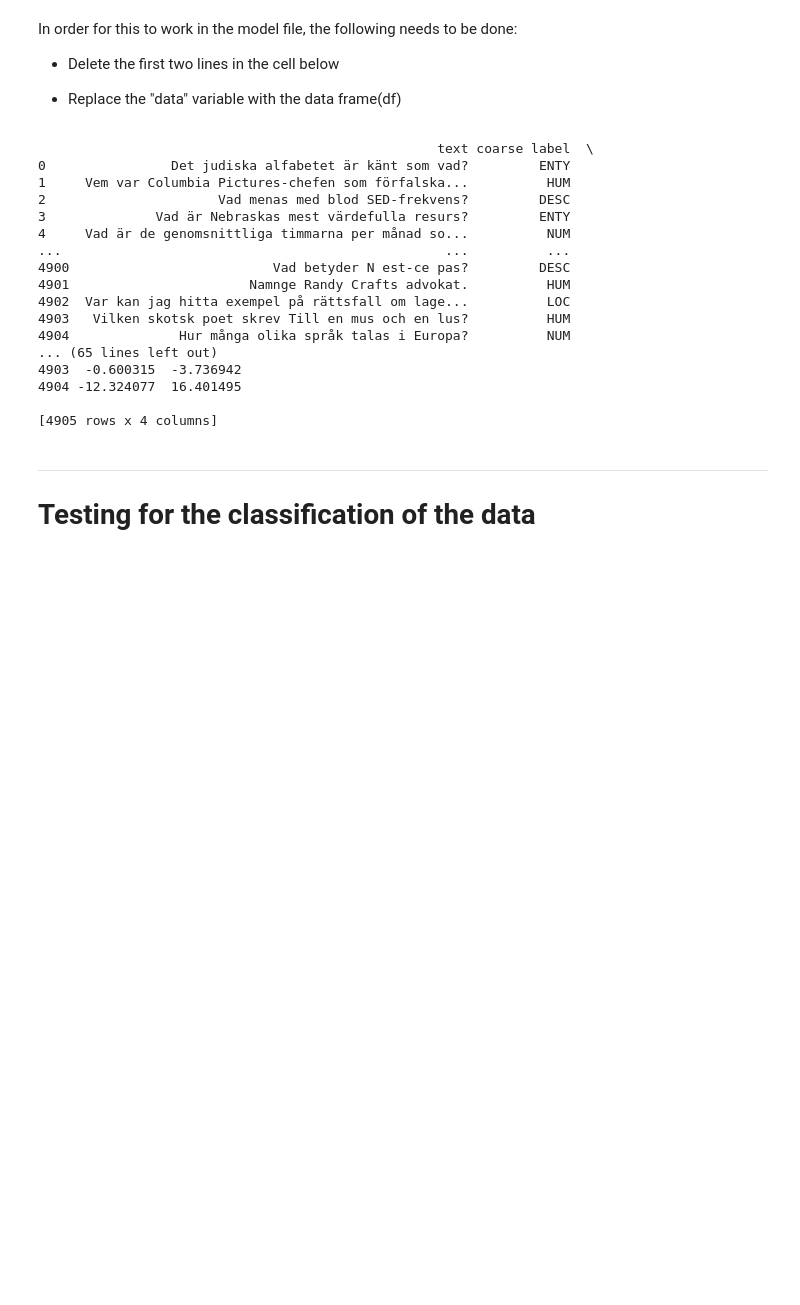
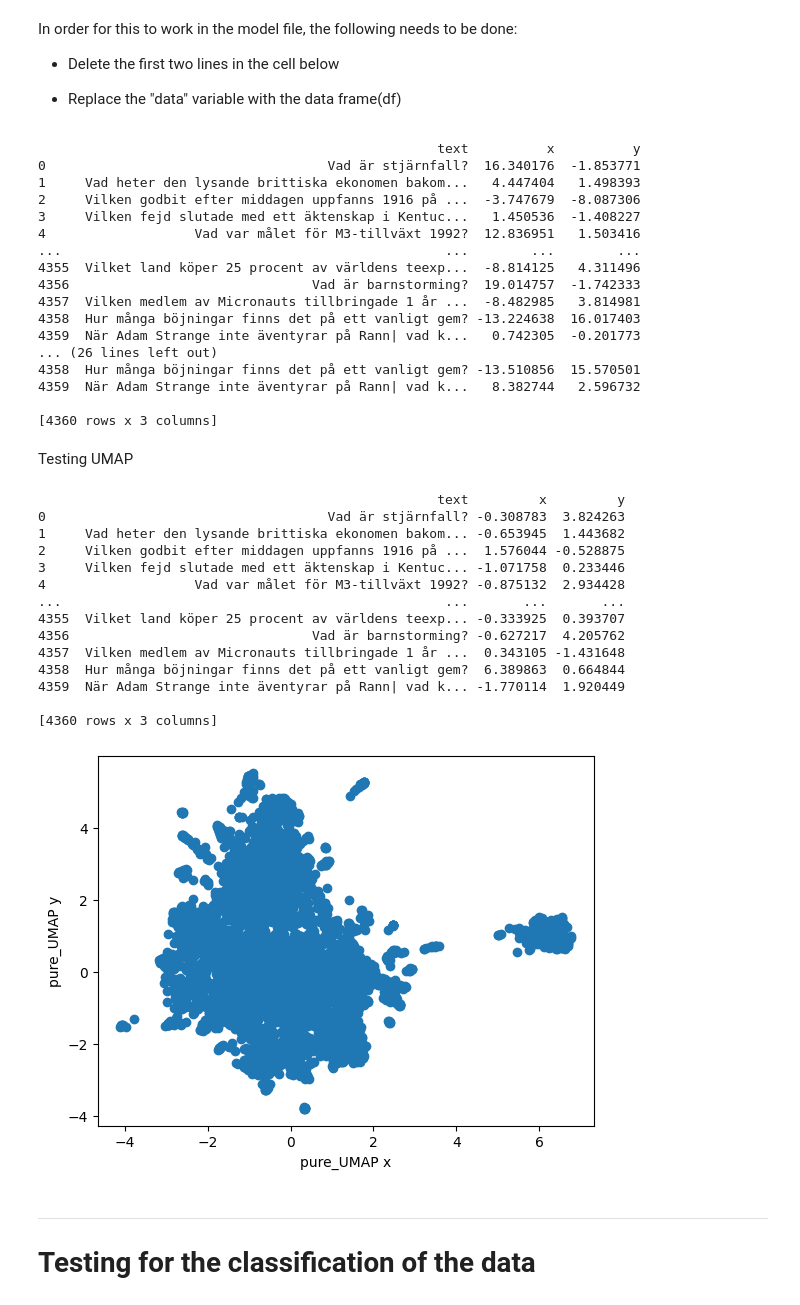
Before and after one commit to SpiffiRacoon/ISBiT, a Jupyter notebook: ML/research_notebook.ipynb, the cells around one changed output. Cells and saved outputs as stored; diff of their text form; code cells hidden in the pictures; blank space fills up the shorter version.

Commit message:
UMAP support (#63)
* added support for UMAP

* Updated the branch to sync with main, implemented support for UMAP and fixed an error where dim-red-method was absent from the parameters in run.

```diff
--- a/ML/research_notebook.ipynb
+++ b/ML/research_notebook.ipynb
@@ -326,12 +326,13 @@ In order for this to work in the model file, the following needs to be done:
 
 * Replace the "data" variable with the data frame(df)
 # %%
-train_data_path = 'data/QAQC_v2/splits/swe_qaqc_lib_test.csv'
-data = pd.read_csv(train_data_path)
-questions = data['text'].tolist()
+local_train_path = "data/QAQC_v1/splits/local_train.csv"
+local_train_data = pd.read_csv(local_train_path)
+sentences = local_train_data['text'].tolist()
 
+# Step 1: Generate embeddings for the extracted sentences
 model = SentenceTransformer('paraphrase-MiniLM-L6-v2')
-embeddings = model.encode(questions, convert_to_tensor=True, show_progress_bar=True)
+embeddings = model.encode(sentences, show_progress_bar=True, convert_to_tensor=True)
 # %%
 from sklearn.decomposition import PCA
 import pandas as pd
@@ -343,41 +344,71 @@ reduced_embeddings_pca2 = pca2.fit_transform(embeddings)
 tsne = TSNE(n_components=2, random_state=42, perplexity=30, n_iter=300, early_exaggeration=4, learning_rate=1000)
 reduced_embeddings_COMBO = tsne.fit_transform(reduced_embeddings_pca2)
 point_data_df_COMBO = pd.DataFrame(reduced_embeddings_COMBO, columns=["x", "y"])
-data = data.reset_index(drop=True)
-combined_df_COMBO = pd.concat([data, point_data_df_COMBO], axis=1)
+combined_df_COMBO = pd.concat([local_train_data, point_data_df_COMBO], axis=1)
 print(combined_df_COMBO)
 
 #Pure PCA
 pca = PCA(n_components=2, random_state=42)
 reduced_embeddings_PCA = pca.fit_transform(embeddings)
 point_data_df_PCA = pd.DataFrame(reduced_embeddings_PCA, columns=["x", "y"])
-combined_df_PCA = pd.concat([data, point_data_df_PCA], axis=1)
+combined_df_PCA = pd.concat([local_train_data, point_data_df_PCA], axis=1)
 print(combined_df_PCA)
 
 #Pure t-SNE
 pure_tsne = TSNE(n_components=2, random_state=42, perplexity=30, n_iter=300, early_exaggeration=4, learning_rate=1000)
 reduced_embeddings_tsne = pure_tsne.fit_transform(embeddings)
 point_data_df_TSNE = pd.DataFrame(reduced_embeddings_tsne, columns=["x", "y"])
-combined_df2_TSNE = pd.concat([data, point_data_df_TSNE], axis=1)
+combined_df2_TSNE = pd.concat([local_train_data, point_data_df_TSNE], axis=1)
 print(combined_df2_TSNE)
 # %% [output]
-                                                   text coarse label  \
-0                Det judiska alfabetet är känt som vad?         ENTY
-1     Vem var Columbia Pictures-chefen som förfalska...          HUM
-2                      Vad menas med blod SED-frekvens?         DESC
-3              Vad är Nebraskas mest värdefulla resurs?         ENTY
-4     Vad är de genomsnittliga timmarna per månad so...          NUM
-...                                                 ...          ...
-4900                          Vad betyder N est-ce pas?         DESC
-4901                       Namnge Randy Crafts advokat.          HUM
-4902  Var kan jag hitta exempel på rättsfall om lage...          LOC
-4903   Vilken skotsk poet skrev Till en mus och en lus?          HUM
-4904              Hur många olika språk talas i Europa?          NUM
-... (65 lines left out)
-4903  -0.600315  -3.736942
-4904 -12.324077  16.401495
+                                                   text          x          y
+0                                    Vad är stjärnfall?  16.340176  -1.853771
+1     Vad heter den lysande brittiska ekonomen bakom...   4.447404   1.498393
+2     Vilken godbit efter middagen uppfanns 1916 på ...  -3.747679  -8.087306
+3     Vilken fejd slutade med ett äktenskap i Kentuc...   1.450536  -1.408227
+4                   Vad var målet för M3-tillväxt 1992?  12.836951   1.503416
+...                                                 ...        ...        ...
+4355  Vilket land köper 25 procent av världens teexp...  -8.814125   4.311496
+4356                               Vad är barnstorming?  19.014757  -1.742333
+4357  Vilken medlem av Micronauts tillbringade 1 år ...  -8.482985   3.814981
+4358  Hur många böjningar finns det på ett vanligt gem? -13.224638  16.017403
+4359  När Adam Strange inte äventyrar på Rann| vad k...   0.742305  -0.201773
+... (26 lines left out)
+4358  Hur många böjningar finns det på ett vanligt gem? -13.510856  15.570501
+4359  När Adam Strange inte äventyrar på Rann| vad k...   8.382744   2.596732
 
-[4905 rows x 4 columns]
+[4360 rows x 3 columns]
+# %% [markdown]
+Testing UMAP
+# %%
+import umap
+
+umap_model = umap.UMAP(n_components=2, random_state=42, n_neighbors=15, min_dist=0.1, metric='euclidean') #Try and see what works best
+reduced_embeddings_UMAP = umap_model.fit_transform(embeddings)
+point_data_df_UMAP = pd.DataFrame(reduced_embeddings_UMAP, columns=["x", "y"])
+combined_df_UMAP = pd.concat([local_train_data, point_data_df_UMAP], axis=1)
+print(combined_df_UMAP)
+
+plt.scatter(reduced_embeddings_UMAP[:, 0], reduced_embeddings_UMAP[:, 1])
+plt.xlabel('pure_UMAP x')
+plt.ylabel('pure_UMAP y')
+plt.show()
+# %% [output]
+                                                   text         x         y
+0                                    Vad är stjärnfall? -0.308783  3.824263
+1     Vad heter den lysande brittiska ekonomen bakom... -0.653945  1.443682
+2     Vilken godbit efter middagen uppfanns 1916 på ...  1.576044 -0.528875
+3     Vilken fejd slutade med ett äktenskap i Kentuc... -1.071758  0.233446
+4                   Vad var målet för M3-tillväxt 1992? -0.875132  2.934428
+...                                                 ...       ...       ...
+4355  Vilket land köper 25 procent av världens teexp... -0.333925  0.393707
+4356                               Vad är barnstorming? -0.627217  4.205762
+4357  Vilken medlem av Micronauts tillbringade 1 år ...  0.343105 -1.431648
+4358  Hur många böjningar finns det på ett vanligt gem?  6.389863  0.664844
+4359  När Adam Strange inte äventyrar på Rann| vad k... -1.770114  1.920449
+
+[4360 rows x 3 columns]
+[figure, added]
 # %% [markdown]
 ---
 # Testing for the classification of the data
```
Also changed, not shown: parts of 1 cell of this notebook, 3 other files.
